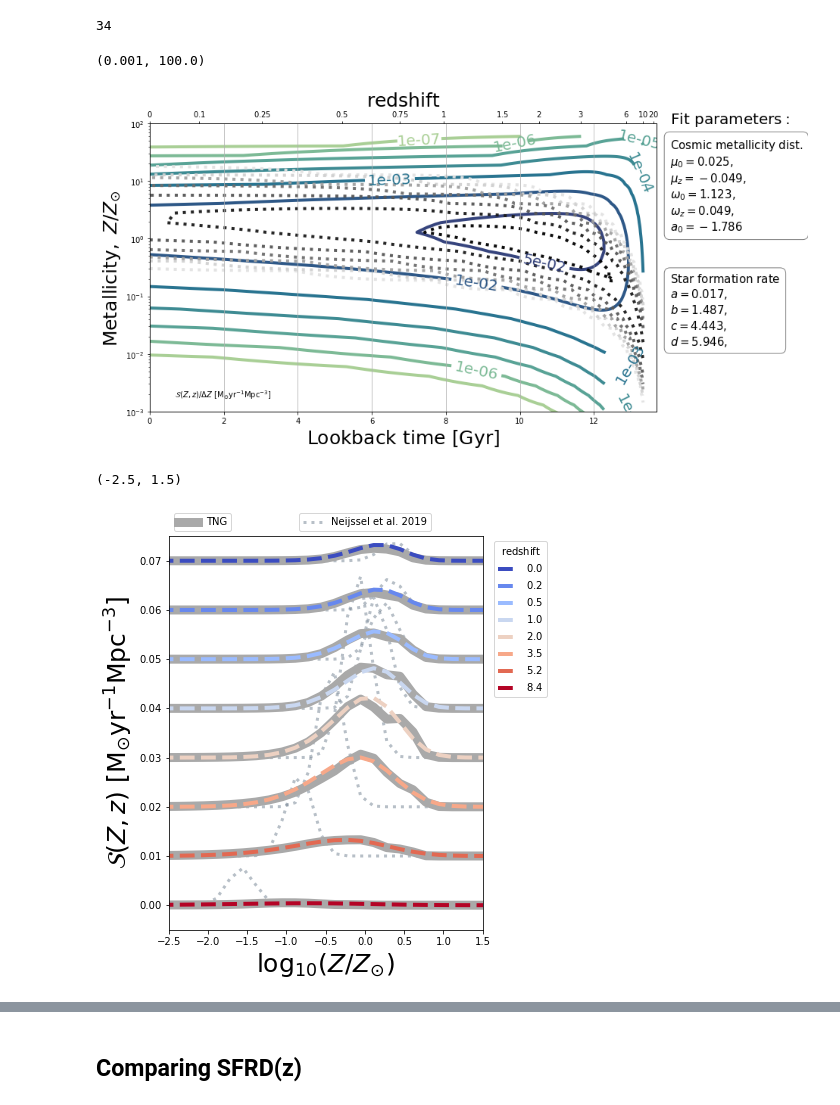
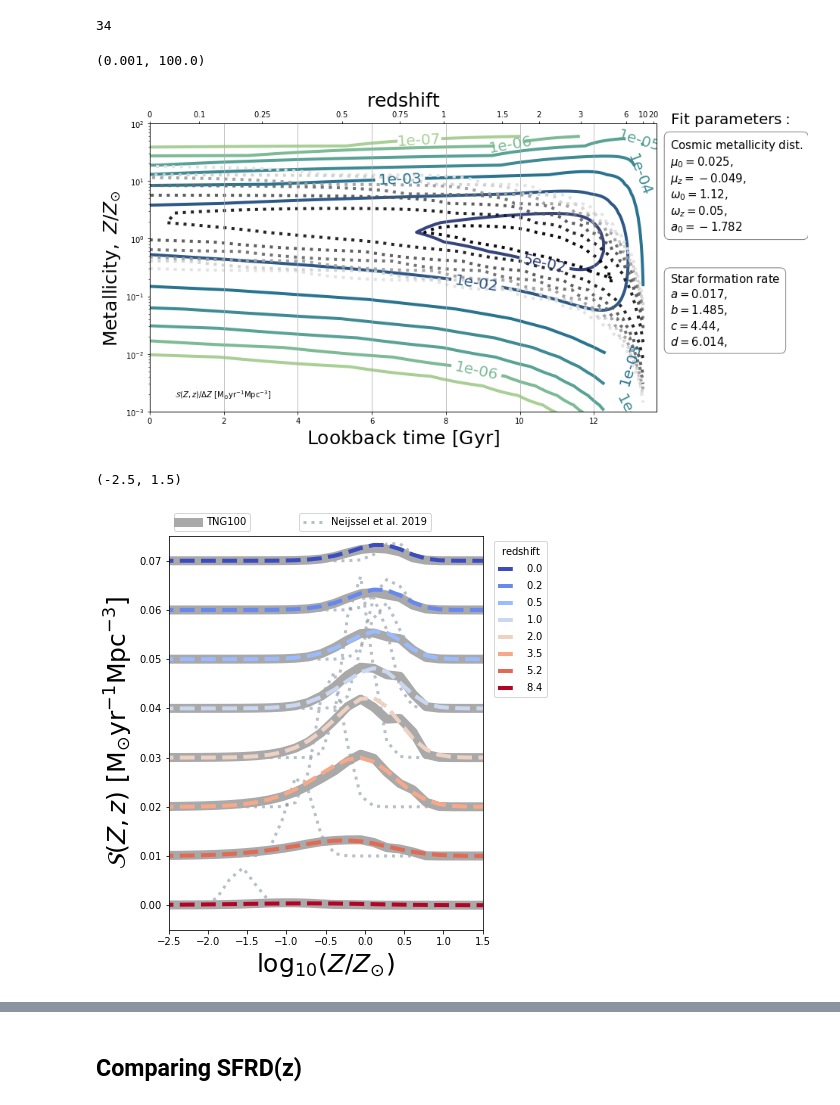
Before and after one commit to sashalvna/Fit_SFRD_TNG, a Jupyter notebook: TNG100_fit_SFRD.ipynb, the cells around one changed output, grey strips where cells are left out. Drawn from its saved outputs; the diff is of its cells as text; code cells hidden in the pictures.

Commit message:
TNG50 analysis and fixed plot issues

```diff
--- a/TNG100_fit_SFRD.ipynb
+++ b/TNG100_fit_SFRD.ipynb
@@ -36,7 +36,8 @@ data_dir    =  str(paths.data) +'/'
 save_loc = str(paths.figures) + '/'
 rate_file_name = 'Rate_info_TNG100.h5'
 COMPASfilename = 'COMPAS_Output_wWeights.h5'
-TNGfilename = 'SFRMetallicityFromGasTNG100.hdf5'
+TNGfilename = 'SFRMetallicityFromGasTNG100-1.hdf5'
+fit_param_filename = 'test_best_fit_parameters_TNG100.txt'
 # %%
 #define chirp mass function
 def Mchirp(m1, m2):
@@ -46,7 +47,7 @@ def Mchirp(m1, m2):
 #values
 In.init()
 Zsun = 0.014 # Solar metallicity
-mu0_best, muz_best, omega0_best, omegaz_best, alpha0_best,sf_a_best, sf_b_best, sf_c_best, sf_d_best = np.loadtxt(str(paths.data)+'/'+In.fit_param_filename,unpack=True, delimiter=',')
+mu0_best, muz_best, omega0_best, omegaz_best, alpha0_best,sf_a_best, sf_b_best, sf_c_best, sf_d_best = np.loadtxt(str(paths.data)+'/'+fit_param_filename,unpack=True, delimiter=',')
 obs_SFRD = []
 min_logZ  = -12.0
 max_logZ  = 0.0
@@ -233,7 +234,7 @@ if add_TNG==True:
                                 cmap=tng_color, alpha=0.95 ) #matplotlib.cm.YlGnBu
     #cbaxes1 = fig.add_axes([0.925, 0.1, 0.03, 0.8]) #[left, bottom, width, height]
     cbaxes1 = fig.add_axes([0.12, 0.0, 0.8, 0.03]) #[left, bottom, width, height]
-    cb = plt.colorbar(TNG, cax = cbaxes1, label= r"$\mathrm{TNG \ SFRD/\Delta Z \ [M_{\odot} yr^{-1} Mpc^{-3}]}$",
+    cb = plt.colorbar(TNG, cax = cbaxes1, label= r"$\mathrm{TNG100 \ SFRD/\Delta Z \ [M_{\odot} yr^{-1} Mpc^{-3}]}$",
                  orientation='horizontal')
 
 #Plot dPdZ contours
@@ -279,34 +280,34 @@ greys = cm.get_cmap('Greys')
 greys = greys(np.linspace(0.2,1,10)) # Don't start the cmap in white
 cs_N = ax.contour(high_res_t, high_res_metals/Zsun, Neijssel_SFRDzZ, levels, linewidths=4,linestyles =':', alpha = 0.95, zorder=0,
                               cmap=ListedColormap(greys),locator=ticker.LogLocator())
 
 #####
 
 # Axes formatting for top panel
 ax.text(0.05, 0.05, r"$ \mathcal{S}(Z,z)/ \Delta Z \ \mathrm{[M_{\odot} yr^{-1} Mpc^{-3}]}$", transform=ax.transAxes)
 ax.xaxis.grid(5) # vertical lines
 ax.set_yscale('log')
 ax.set_xlabel('$\mathrm{Lookback \ time \ [Gyr]}$', fontsize = 25)
 ax.set_ylabel(r'$\mathrm{Metallicity}, \ Z/Z_{\rm{\odot}}$', fontsize = 25)
 
 
 # Add redshift axis
 ax2 = ax.twiny()
 
 # Annotate the tick labels
 redshift_tick_list = [0,0.1, 0.25, 0.5, 0.75, 1.0,1.5, 2, 3, 6, 10, 20]
 ax2.set_xticks([cosmo.lookback_time(z).value for z in redshift_tick_list])
 ax2.set_xticklabels(['${:g}$'.format(z) for z in redshift_tick_list])
 ax2.set_xlabel('$\mathrm{redshift}$', fontsize = 25)
 
 #Make sure top and bottom axis are lined up (have same limits)
 ax.set_xlim(tmin, tmax)
 ax2.set_xlim(tmin, tmax)
 
 ax.set_ylim(1e-3, 1e2)
 # %% [output]
 (0.001, 100.0)
-[figure, old version]
+[figure, new version]
 # %%
 #Plot the bottom two panels from fig 1
 
@@ -338,7 +339,7 @@ low_res_Neijssel_SFRDzZ = (low_res_neijssel_sfr*(low_res_neijssel_dPdlogZ*neijss
 redshifts_to_plot = [0,0.2, 0.5, 1, 2.0, 3.49, 5.23, 8.45]
 redshift_indces   = [np.where(np.round(Obs_redshifts,2) == x)[0][0] for x in redshifts_to_plot]
 colors     = plt.cm.coolwarm(np.linspace(0.,1.0, len(redshift_indces))) #3rd num is the number of colours
-LAB = 'TNG'
+LAB = 'TNG100'
 plot_lines = []
 
 # Plot a set of redshifts with offset
@@ -365,7 +366,7 @@ for i, redshift_i in enumerate(redshift_indces):
 # Plotvalues for bottom left panel
 ######################################
 lines = ax_metals.get_lines()
-legend1 = ax_metals.legend(lines[0:1], ['TNG','TNG'],
+legend1 = ax_metals.legend(lines[0:1], ['TNG100','TNG100'],
                          bbox_to_anchor=(0.0, 1.0), loc='lower left')
 ax_metals.add_artist(legend1)
 
@@ -382,7 +383,7 @@ ax_metals.set_ylim(-0.005, 0.075)
 ax_metals.set_xlim(-2.5, 1.5)#-0.5)
 # %% [output]
 (-2.5, 1.5)
-[figure, old version]
+[figure, new version]
 # %%
 #Plot the bottom right panel from fig 1
 
```
Also changed, not shown: parts of 11 cells of this notebook, 2 other files.
